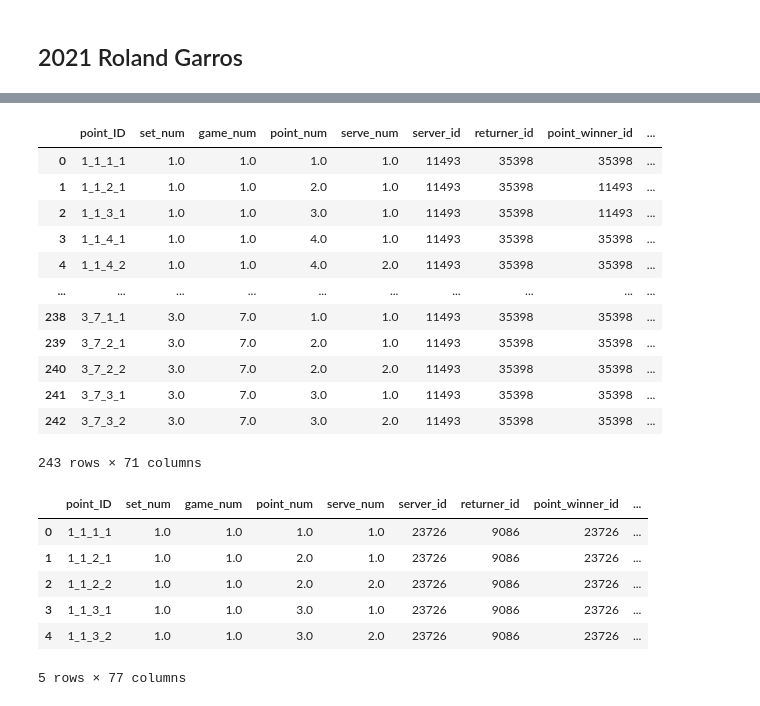
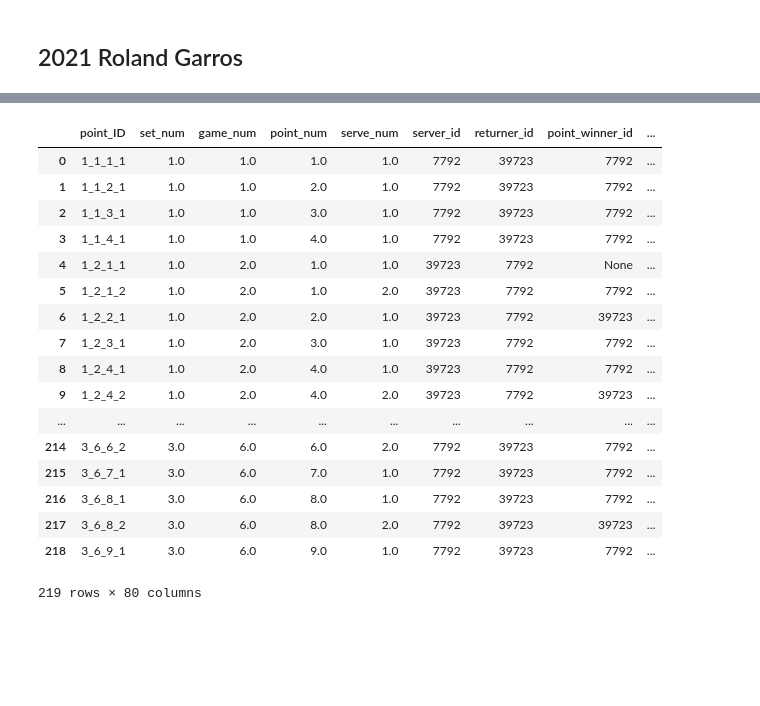
Before and after one commit to petertea96/tennis_analytics, a Jupyter notebook: projects/roland_garros_project/2021/scrape_rg_2021.ipynb, the cells around one changed output, grey strips where cells are left out. Cells and saved outputs as stored; diff of their text form; code cells hidden in the pictures; blank space fills up the shorter version.

```diff
--- a/projects/roland_garros_project/2021/scrape_rg_2021.ipynb
+++ b/projects/roland_garros_project/2021/scrape_rg_2021.ipynb
@@ -257,26 +240,21 @@ available_matches.sort_values(by = ['filename'])
 # %%
-rg_2021_data_frame[rg_2021_data_frame['match_id'] == 'year_2021_SM112_tracking_data.json']
+rg_2021_data_frame[rg_2021_data_frame['match_id'] == 'year_2021_SM010_tracking_data.json']
 # %% [output]
 |  | point_ID | set_num | game_num | point_num | serve_num | server_id | returner_id | point_winner_id | ... |
-| 0 | 1_1_1_1 | 1.0 | 1.0 | 1.0 | 1.0 | 11493 | 35398 | 35398 | ... |
-| 1 | 1_1_2_1 | 1.0 | 1.0 | 2.0 | 1.0 | 11493 | 35398 | 11493 | ... |
-| 2 | 1_1_3_1 | 1.0 | 1.0 | 3.0 | 1.0 | 11493 | 35398 | 11493 | ... |
-| 3 | 1_1_4_1 | 1.0 | 1.0 | 4.0 | 1.0 | 11493 | 35398 | 35398 | ... |
-| 4 | 1_1_4_2 | 1.0 | 1.0 | 4.0 | 2.0 | 11493 | 35398 | 35398 | ... |
+| 0 | 1_1_1_1 | 1.0 | 1.0 | 1.0 | 1.0 | 7792 | 39723 | 7792 | ... |
+| 1 | 1_1_2_1 | 1.0 | 1.0 | 2.0 | 1.0 | 7792 | 39723 | 7792 | ... |
+| 2 | 1_1_3_1 | 1.0 | 1.0 | 3.0 | 1.0 | 7792 | 39723 | 7792 | ... |
+| 3 | 1_1_4_1 | 1.0 | 1.0 | 4.0 | 1.0 | 7792 | 39723 | 7792 | ... |
+| 4 | 1_2_1_1 | 1.0 | 2.0 | 1.0 | 1.0 | 39723 | 7792 | None | ... |
+| 5 | 1_2_1_2 | 1.0 | 2.0 | 1.0 | 2.0 | 39723 | 7792 | 7792 | ... |
+| 6 | 1_2_2_1 | 1.0 | 2.0 | 2.0 | 1.0 | 39723 | 7792 | 39723 | ... |
+| 7 | 1_2_3_1 | 1.0 | 2.0 | 3.0 | 1.0 | 39723 | 7792 | 7792 | ... |
+| 8 | 1_2_4_1 | 1.0 | 2.0 | 4.0 | 1.0 | 39723 | 7792 | 7792 | ... |
+| 9 | 1_2_4_2 | 1.0 | 2.0 | 4.0 | 2.0 | 39723 | 7792 | 39723 | ... |
 | ... | ... | ... | ... | ... | ... | ... | ... | ... | ... |
-| 238 | 3_7_1_1 | 3.0 | 7.0 | 1.0 | 1.0 | 11493 | 35398 | 35398 | ... |
-| 239 | 3_7_2_1 | 3.0 | 7.0 | 2.0 | 1.0 | 11493 | 35398 | 35398 | ... |
-| 240 | 3_7_2_2 | 3.0 | 7.0 | 2.0 | 2.0 | 11493 | 35398 | 35398 | ... |
-| 241 | 3_7_3_1 | 3.0 | 7.0 | 3.0 | 1.0 | 11493 | 35398 | 35398 | ... |
-| 242 | 3_7_3_2 | 3.0 | 7.0 | 3.0 | 2.0 | 11493 | 35398 | 35398 | ... |
+| 214 | 3_6_6_2 | 3.0 | 6.0 | 6.0 | 2.0 | 7792 | 39723 | 7792 | ... |
+| 215 | 3_6_7_1 | 3.0 | 6.0 | 7.0 | 1.0 | 7792 | 39723 | 7792 | ... |
+| 216 | 3_6_8_1 | 3.0 | 6.0 | 8.0 | 1.0 | 7792 | 39723 | 7792 | ... |
+| 217 | 3_6_8_2 | 3.0 | 6.0 | 8.0 | 2.0 | 7792 | 39723 | 39723 | ... |
+| 218 | 3_6_9_1 | 3.0 | 6.0 | 9.0 | 1.0 | 7792 | 39723 | 7792 | ... |
-243 rows × 71 columns
+219 rows × 80 columns
-# %%
-rg_2021_data_frame.head()
-# %% [output]
-|  | point_ID | set_num | game_num | point_num | serve_num | server_id | returner_id | point_winner_id | ... |
-| 0 | 1_1_1_1 | 1.0 | 1.0 | 1.0 | 1.0 | 23726 | 9086 | 23726 | ... |
-| 1 | 1_1_2_1 | 1.0 | 1.0 | 2.0 | 1.0 | 23726 | 9086 | 23726 | ... |
-| 2 | 1_1_2_2 | 1.0 | 1.0 | 2.0 | 2.0 | 23726 | 9086 | 23726 | ... |
-| 3 | 1_1_3_1 | 1.0 | 1.0 | 3.0 | 1.0 | 23726 | 9086 | 23726 | ... |
-| 4 | 1_1_3_2 | 1.0 | 1.0 | 3.0 | 2.0 | 23726 | 9086 | 23726 | ... |
-5 rows × 77 columns
```
Also changed, not shown: parts of 2 cells of this notebook, 3 other files.
